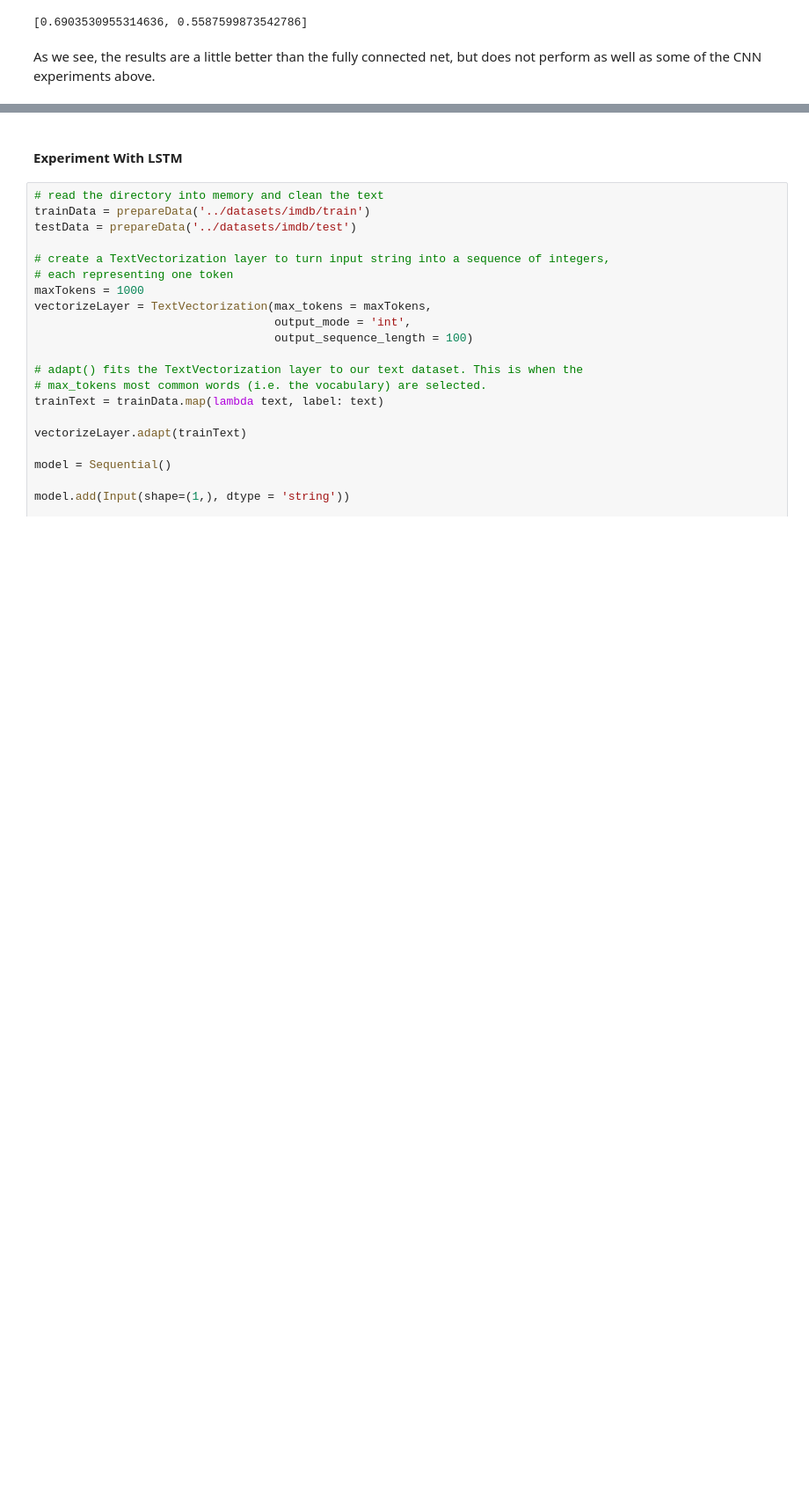
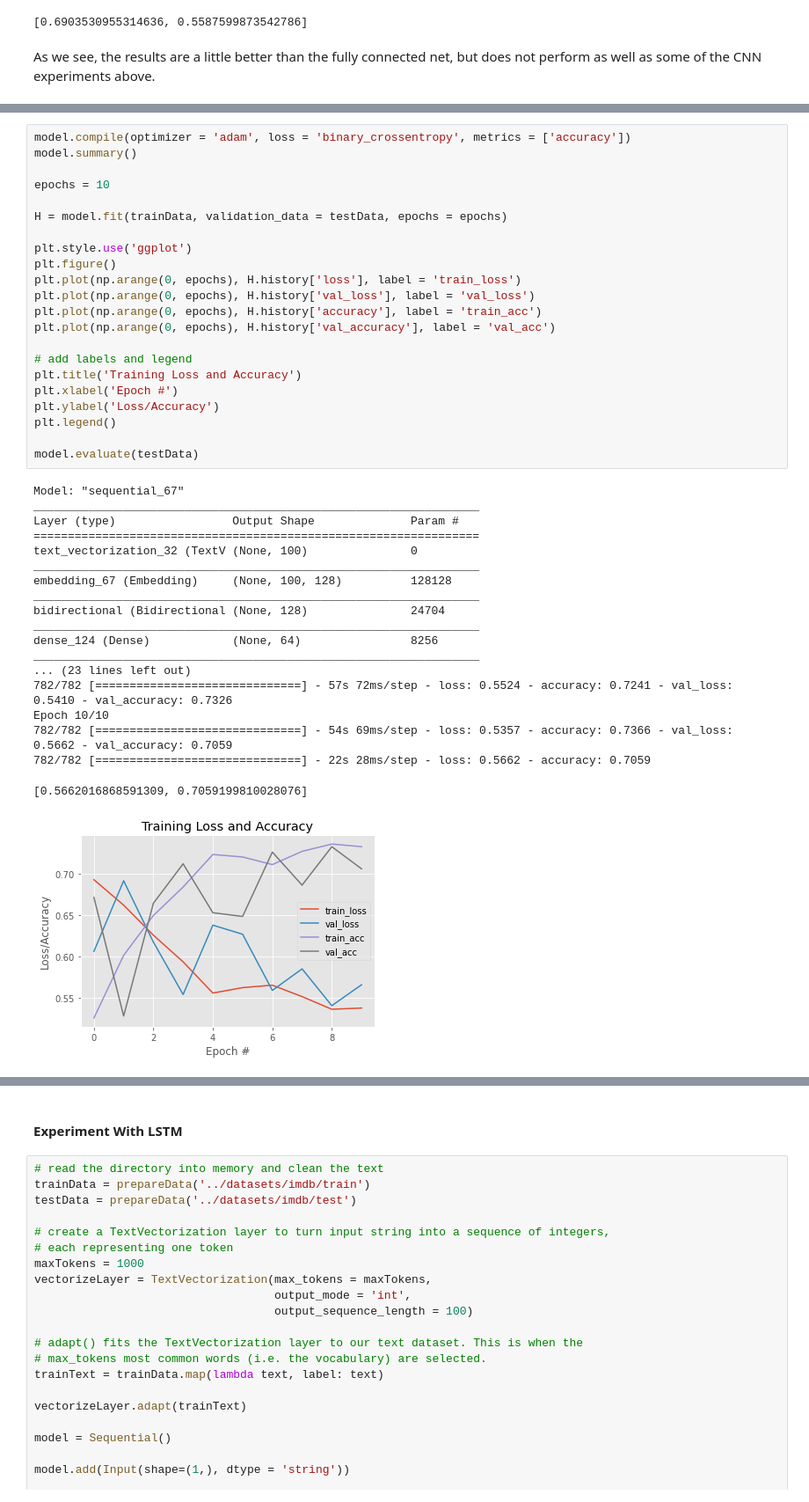
Before and after one commit to rtwhite1546/Fall-2020-Neural-Networks, a Jupyter notebook: Week-14/Week-14.ipynb, the cells around one changed output, grey strips where cells are left out. Shown: that part at 88% size. Cells and saved outputs as stored; diff of their text form; blank space fills up the shorter version.

```diff
--- a/Week-14/Week-14.ipynb
+++ b/Week-14/Week-14.ipynb
@@ -626,0 +667,42 @@ As we see, the results are a little better than the fully connected net, but doe
+# %%
+model.compile(optimizer = 'adam', loss = 'binary_crossentropy', metrics = ['accuracy'])
+model.summary()
+
+epochs = 10
+
+H = model.fit(trainData, validation_data = testData, epochs = epochs)
+
+plt.style.use('ggplot')
+plt.figure()
+plt.plot(np.arange(0, epochs), H.history['loss'], label = 'train_loss')
+plt.plot(np.arange(0, epochs), H.history['val_loss'], label = 'val_loss')
+plt.plot(np.arange(0, epochs), H.history['accuracy'], label = 'train_acc')
+plt.plot(np.arange(0, epochs), H.history['val_accuracy'], label = 'val_acc')
+
+# add labels and legend
+plt.title('Training Loss and Accuracy')
+plt.xlabel('Epoch #')
+plt.ylabel('Loss/Accuracy')
+plt.legend()
+
+model.evaluate(testData)
+# %% [output]
+Model: "sequential_67"
+_________________________________________________________________
+Layer (type)                 Output Shape              Param #
+=================================================================
+text_vectorization_32 (TextV (None, 100)               0
+_________________________________________________________________
+embedding_67 (Embedding)     (None, 100, 128)          128128
+_________________________________________________________________
+bidirectional (Bidirectional (None, 128)               24704
+_________________________________________________________________
+dense_124 (Dense)            (None, 64)                8256
+_________________________________________________________________
+... (23 lines left out)
+782/782 [==============================] - 57s 72ms/step - loss: 0.5524 - accuracy: 0.7241 - val_loss: 0.5410 - val_accuracy: 0.7326
+Epoch 10/10
+782/782 [==============================] - 54s 69ms/step - loss: 0.5357 - accuracy: 0.7366 - val_loss: 0.5662 - val_accuracy: 0.7059
+782/782 [==============================] - 22s 28ms/step - loss: 0.5662 - accuracy: 0.7059
+[0.5662016868591309, 0.7059199810028076]
+[figure, added]
```
Also changed, not shown: parts of 5 cells of this notebook.
